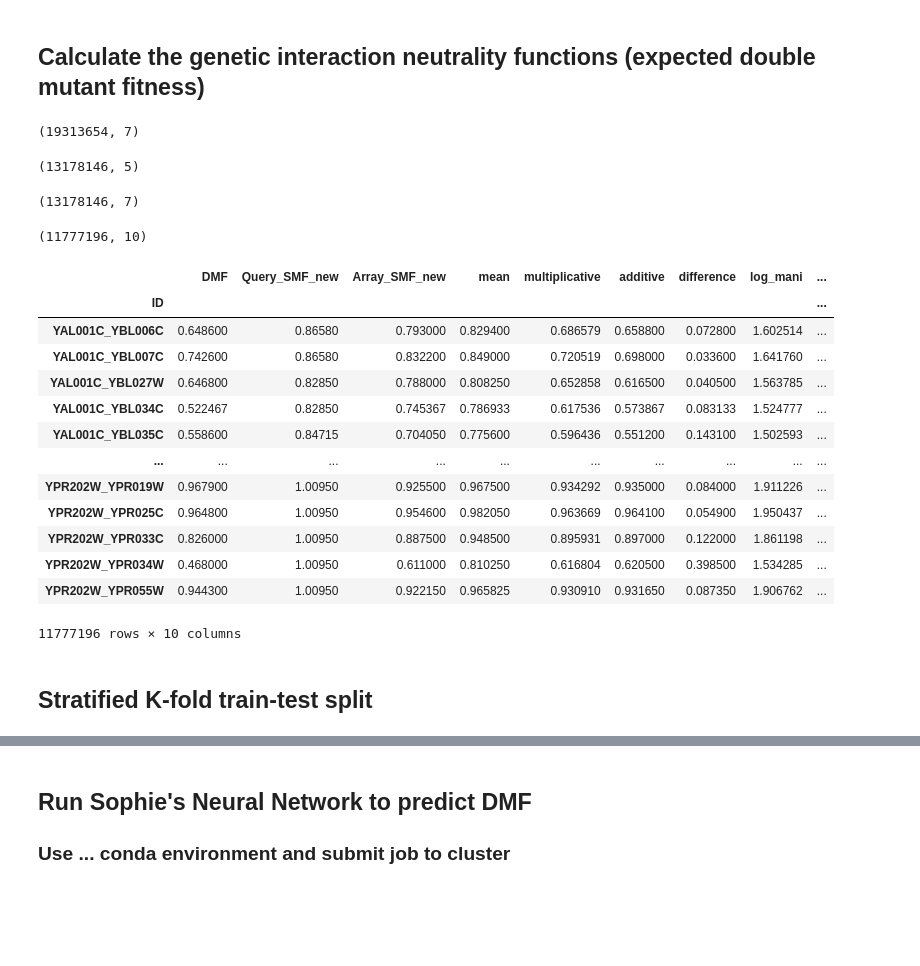
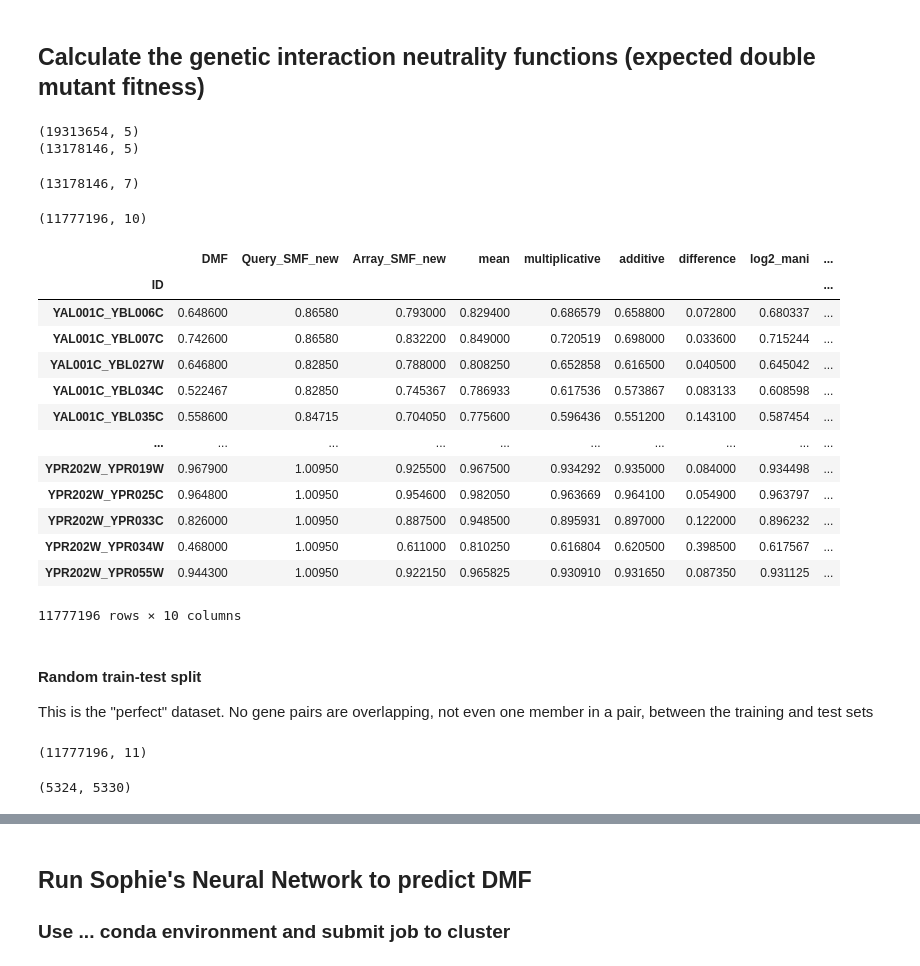
Before and after one commit to ksegaba/Yeast-Ara-GI, a Jupyter notebook: yeast_code/1a_make_regression_feature_tables.ipynb, the cells around one changed output, grey strips where cells are left out. Saved outputs shown, nothing was run; the diff lists cells and outputs as text; code cells hidden in the pictures; blank space fills up the shorter version.

```diff
--- a/yeast_code/1a_make_regression_feature_tables.ipynb
+++ b/yeast_code/1a_make_regression_feature_tables.ipynb
@@ -84,6 +84,8 @@ data
 ## Calculate the genetic interaction neutrality functions (expected double mutant fitness)
 # %%
 import numpy as np
+
+print(data.shape)
 
 # reorder the values in Query_SMF and Array_SMF so that Query_SMF is always greater than Array_SMF
 data['Query_new'] = data['Query'].where(data['Query single mutant fitness (SMF)'] > data['Array SMF'], data['Array'])
@@ -94,60 +96,84 @@ data['Array_SMF_new'] = data['Array SMF'].where(data['Query single mutant fitnes
 # calculate means for duplicate gene pairs
 data.drop(columns=['Query', 'Array'], inplace=True)
 data_av = data.groupby(['Query_new', 'Array_new']).mean()
-print(data.shape)
+print(data_av.shape)
+
+del data
 # %% [output]
-(19313654, 7)
+(19313654, 5)
+(13178146, 5)
-# %%
-data_av.shape
-# %% [output]
-(13178146, 5)
 # %%
 # re-check for duplicate gene pairs
 data_av.reset_index().drop_duplicates(subset=['Query_new', 'Array_new']).shape
 # %% [output]
 (13178146, 7)
+# %%
+def pseudolog10(x):
+  # Pseudo-Logarithm of base 10, is defined for all real numbers. Use instead of
+  # log10, which returns infinite/NaN values for x <= 0
+  return (np.log((x/2) + np.sqrt((x/2)**2 + 1)) / np.log(10))
 # %%
 # calculate the expected double mutant fitness using the neutrality functions
 data_av['mean'] = (data_av['Query_SMF_new'] + data_av['Array_SMF_new']) / 2
 data_av['multiplicative'] = data_av['Query_SMF_new'] * data_av['Array_SMF_new']
 data_av['additive'] = data_av['Query_SMF_new'] + data_av['Array_SMF_new'] - 1
 data_av['difference'] = data_av['Query_SMF_new'] - data_av['Array_SMF_new']
-data_av['log_mani'] = ((2**data_av['Query_SMF_new']) - 1) * ((2**data_av['Array_SMF_new']) - 1) + 1
-data_av['log_additive'] = np.log(data_av['Query_SMF_new']) + np.log(data_av['Array_SMF_new'])
-data_av['log_difference'] = np.log(data_av['Query_SMF_new']) - np.log(data_av['Array_SMF_new'])
+data_av['log2_mani'] = np.log2(((2**data_av['Query_SMF_new']) - 1) * ((2**data_av['Array_SMF_new']) - 1) + 1)
+data_av['pslog10_additive'] = data_av.apply(lambda x: pseudolog10(x['Query_SMF_new'] * x['Array_SMF_new']), axis=1)
+data_av['pslog10_difference'] = data_av.apply(lambda x: pseudolog10(x['Query_SMF_new'] / x['Array_SMF_new']), axis=1)
 
 # create sample IDs
 data_av.reset_index(inplace=True)
 data_av.insert(0, 'ID', data_av['Query_new'] + '_' + data_av['Array_new'])
 data_av.set_index('ID', inplace=True)
 
 # clean up the feature table
 data_av.drop(columns=['Query_new', 'Array_new', 'Query single mutant fitness (SMF)',
     'Array SMF'], inplace=True)
 data_av.rename(columns={'Double mutant fitness': 'DMF'}, inplace=True)
 data_av.replace([np.inf, -np.inf], np.nan, inplace=True) # replace inf with NaN
 data_av.dropna(axis=0, how='any', inplace=True) # remove rows with NaN
 print(data_av.shape)
 
 # save the feature table
-data_av.to_csv('../yeast_data/DMF_feature_table.txt', sep='\t')
-data_av.corr(method='pearson').to_csv('../yeast_data/DMF_feature_correlation.txt', sep='\t')
+data_av.to_csv('../yeast_data/DMF_feature_table_v20241015.tsv', sep='\t')
+data_av.corr(method='pearson').to_csv('../yeast_data/DMF_feature_correlation_v20241015.tsv', sep='\t')
 data_av
 # %% [output]
 (11777196, 10)
-|  | DMF | Query_SMF_new | Array_SMF_new | mean | multiplicative | additive | difference | log_mani | ... |
+|  | DMF | Query_SMF_new | Array_SMF_new | mean | multiplicative | additive | difference | log2_mani | ... |
 | ID |  |  |  |  |  |  |  |  | ... |
-| YAL001C_YBL006C | 0.648600 | 0.86580 | 0.793000 | 0.829400 | 0.686579 | 0.658800 | 0.072800 | 1.602514 | ... |
-| YAL001C_YBL007C | 0.742600 | 0.86580 | 0.832200 | 0.849000 | 0.720519 | 0.698000 | 0.033600 | 1.641760 | ... |
-| YAL001C_YBL027W | 0.646800 | 0.82850 | 0.788000 | 0.808250 | 0.652858 | 0.616500 | 0.040500 | 1.563785 | ... |
-| YAL001C_YBL034C | 0.522467 | 0.82850 | 0.745367 | 0.786933 | 0.617536 | 0.573867 | 0.083133 | 1.524777 | ... |
-| YAL001C_YBL035C | 0.558600 | 0.84715 | 0.704050 | 0.775600 | 0.596436 | 0.551200 | 0.143100 | 1.502593 | ... |
+| YAL001C_YBL006C | 0.648600 | 0.86580 | 0.793000 | 0.829400 | 0.686579 | 0.658800 | 0.072800 | 0.680337 | ... |
+| YAL001C_YBL007C | 0.742600 | 0.86580 | 0.832200 | 0.849000 | 0.720519 | 0.698000 | 0.033600 | 0.715244 | ... |
+| YAL001C_YBL027W | 0.646800 | 0.82850 | 0.788000 | 0.808250 | 0.652858 | 0.616500 | 0.040500 | 0.645042 | ... |
+| YAL001C_YBL034C | 0.522467 | 0.82850 | 0.745367 | 0.786933 | 0.617536 | 0.573867 | 0.083133 | 0.608598 | ... |
+| YAL001C_YBL035C | 0.558600 | 0.84715 | 0.704050 | 0.775600 | 0.596436 | 0.551200 | 0.143100 | 0.587454 | ... |
 | ... | ... | ... | ... | ... | ... | ... | ... | ... | ... |
-| YPR202W_YPR019W | 0.967900 | 1.00950 | 0.925500 | 0.967500 | 0.934292 | 0.935000 | 0.084000 | 1.911226 | ... |
-| YPR202W_YPR025C | 0.964800 | 1.00950 | 0.954600 | 0.982050 | 0.963669 | 0.964100 | 0.054900 | 1.950437 | ... |
-| YPR202W_YPR033C | 0.826000 | 1.00950 | 0.887500 | 0.948500 | 0.895931 | 0.897000 | 0.122000 | 1.861198 | ... |
-| YPR202W_YPR034W | 0.468000 | 1.00950 | 0.611000 | 0.810250 | 0.616804 | 0.620500 | 0.398500 | 1.534285 | ... |
-| YPR202W_YPR055W | 0.944300 | 1.00950 | 0.922150 | 0.965825 | 0.930910 | 0.931650 | 0.087350 | 1.906762 | ... |
+| YPR202W_YPR019W | 0.967900 | 1.00950 | 0.925500 | 0.967500 | 0.934292 | 0.935000 | 0.084000 | 0.934498 | ... |
+| YPR202W_YPR025C | 0.964800 | 1.00950 | 0.954600 | 0.982050 | 0.963669 | 0.964100 | 0.054900 | 0.963797 | ... |
+| YPR202W_YPR033C | 0.826000 | 1.00950 | 0.887500 | 0.948500 | 0.895931 | 0.897000 | 0.122000 | 0.896232 | ... |
+| YPR202W_YPR034W | 0.468000 | 1.00950 | 0.611000 | 0.810250 | 0.616804 | 0.620500 | 0.398500 | 0.617567 | ... |
+| YPR202W_YPR055W | 0.944300 | 1.00950 | 0.922150 | 0.965825 | 0.930910 | 0.931650 | 0.087350 | 0.931125 | ... |
 11777196 rows × 10 columns
-# %% [markdown]
-## Stratified K-fold train-test split
+# %% [markdown]
+#### Random train-test split
+This is the "perfect" dataset. No gene pairs are overlapping, not even one member in a pair, between the training and test sets
+# %%
+import pandas as pd
+
+chunks = []
+path = '../yeast_data/DMF_feature_table_v20241015.tsv'
+for chunk in pd.read_csv(path, chunksize=10 ** 6, sep='\t'):
+    chunks.append(chunk)
+data_av = pd.concat(chunks, axis=0)
+data_av.shape
+# %% [output]
+(11777196, 11)
+# %%
+# reshape the gene pairs into a gene-by-gene matrix
+data_av['Query_new'] = data_av.ID.str.split('_').str[0]
+data_av['Array_new'] = data_av.ID.str.split('_').str[1]
+data_av_square = data_av.pivot_table(index='Query_new', columns='Array_new', values='DMF')
+print(data_av_square.shape)
+# %% [output]
+(5324, 5330)
```
Also changed, not shown: parts of 7 cells of this notebook, 1 other file.
